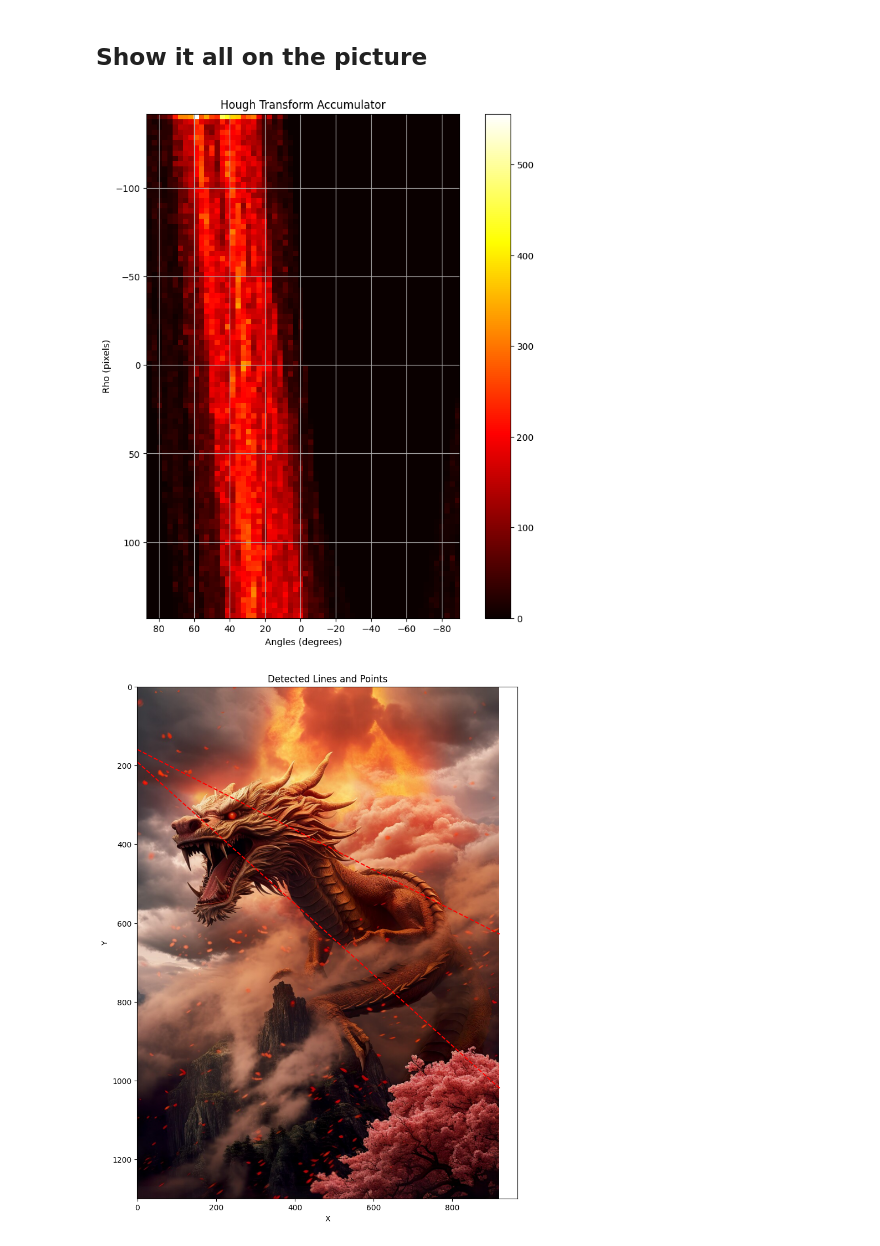
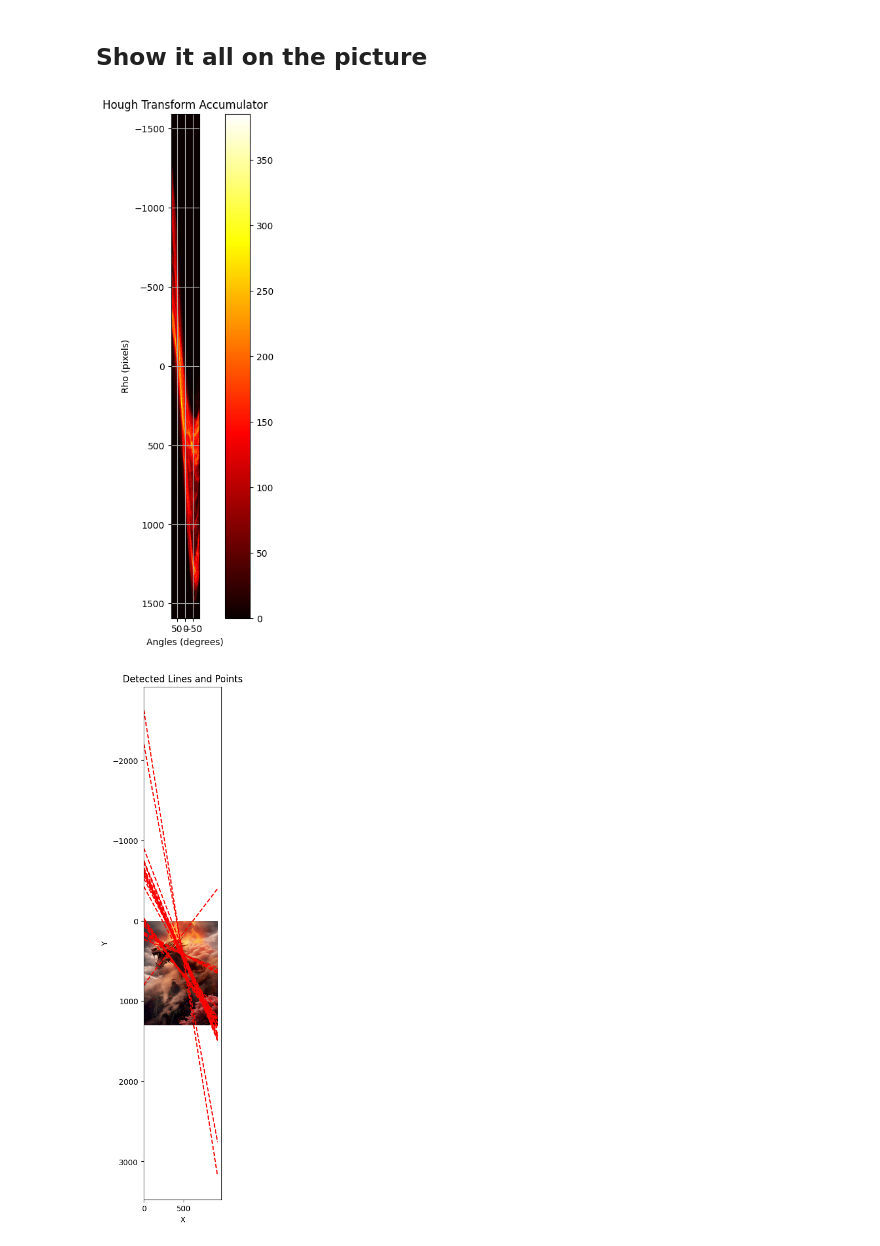
Before and after one commit to isaacGrinboim/Geometry---Hough-and-Canny, a Jupyter notebook: demo.ipynb, the cells around one changed output. Saved outputs shown, nothing was run; the diff lists cells and outputs as text; code cells hidden in the pictures.

```diff
--- a/demo.ipynb
+++ b/demo.ipynb
@@ -76,9 +76,9 @@ import scipy.ndimage as ndi
 def hough_line_points_with_convolution(x_points, y_points, angle_step=1, rho_step=1):
     accumulator, thetas, rhos = hough_line_points(x_points, y_points, angle_step, rho_step)
 
-    kernel = np.array([[1, 1],[1,1]])
+    kernel = np.array([[1,1],[1,1]])
 
-    accumulator_sqr = np.square(accumulator)
+    accumulator_sqr = (np.square(accumulator))
     accumulator_modified = ndi.convolve(accumulator_sqr, kernel, mode='constant', cval=0)
     return accumulator, accumulator_modified, thetas, rhos
 
@@ -372,15 +372,15 @@ def plot_lines_on_image(x_points, y_points, lines, x_max, y_max, figsize=(6, 6),
     plt.show()
 # %%
 y_points, x_points = np.nonzero(edges)
-angle_step, rho_step = 3, 3
+angle_step, rho_step = 1.5, 3
 accumulator, thetas, rhos = hough_line_points(x_points, y_points, angle_step, rho_step)
 plot_hough_accumulator(accumulator, thetas, rhos)
 # %% [output]
-[figure, old version]
+[figure, new version]
 # %%
-num_lines = 2  # Number of lines to show
+num_lines = 30  # Number of lines to show
 lines = get_hough_lines(accumulator, thetas, rhos, num_lines)
 x_max, y_max = gray_image.shape[1], gray_image.shape[0]
 plot_lines_on_image(x_points, y_points, lines, x_max, y_max, (12,12), False)
 # %% [output]
-[figure, old version]
+[figure, new version]
```
Also changed, not shown: parts of 2 cells of this notebook.
